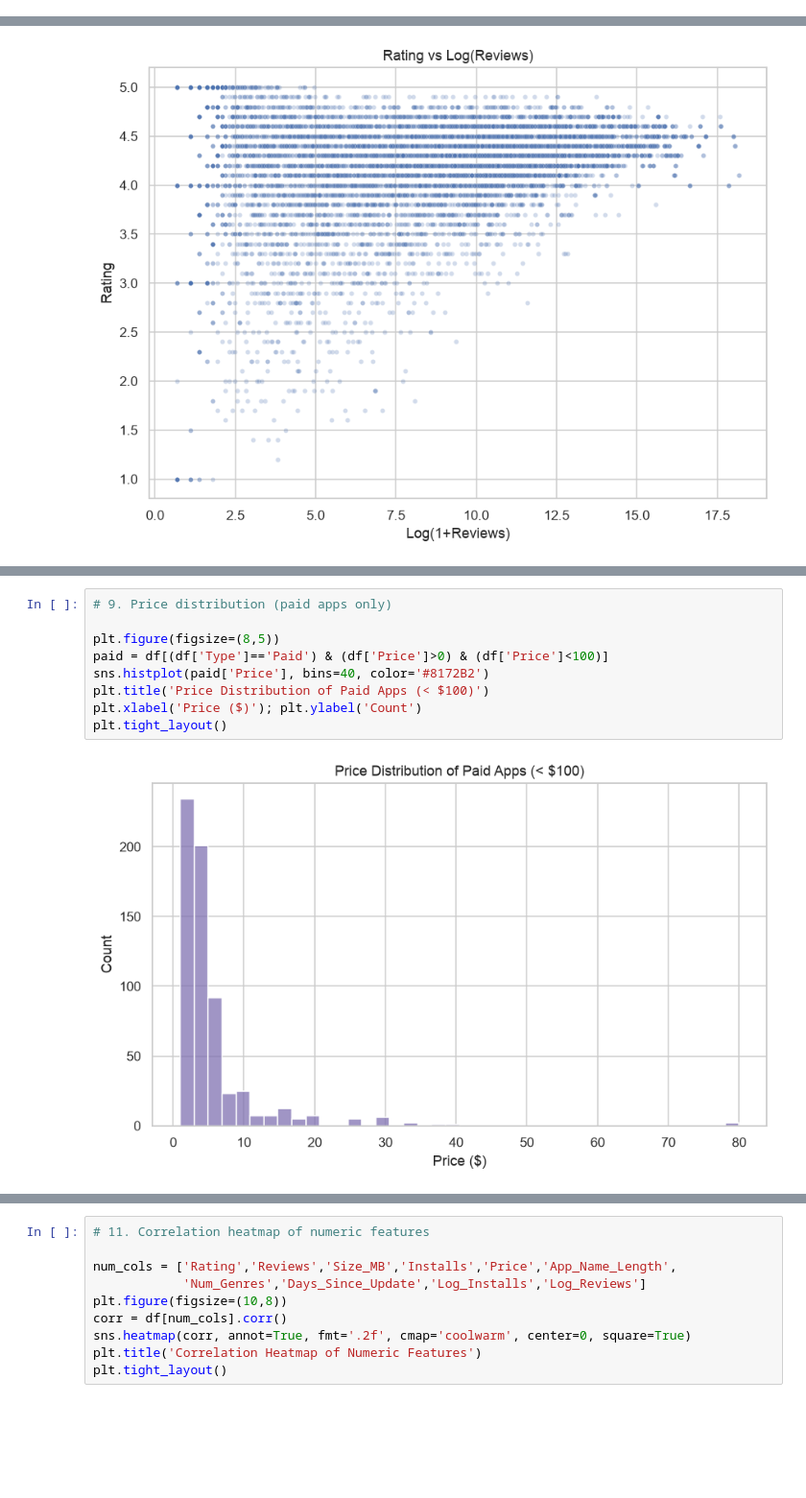
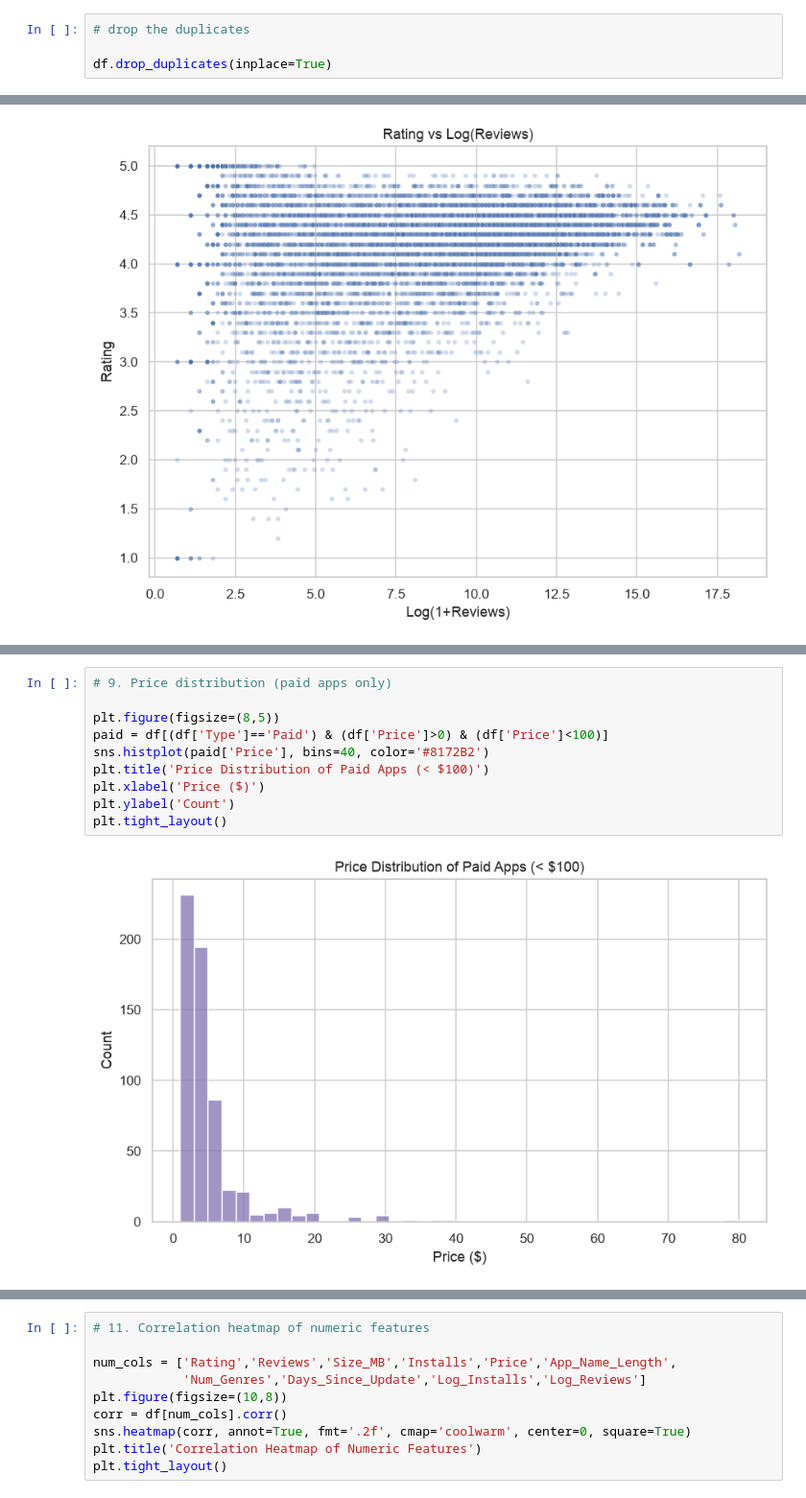
Before and after one commit to dilliram-code/mbust, a Jupyter notebook: Python Final Project/python_final_project.ipynb, the cells around one changed output, grey strips where cells are left out. Shown at 96% size. Drawn from its saved outputs; the diff is of its cells as text; blank space fills up the shorter version.

```diff
--- a/Python Final Project/python_final_project.ipynb
+++ b/Python Final Project/python_final_project.ipynb
@@ -100,0 +104,4 @@ dtype: int64
+# %%
+# drop the duplicates
+
+df.drop_duplicates(inplace=True)
@@ -285,14 +298,15 @@ plt.tight_layout()
 # %%
 # 9. Price distribution (paid apps only)
 
 plt.figure(figsize=(8,5))
 paid = df[(df['Type']=='Paid') & (df['Price']>0) & (df['Price']<100)]
 sns.histplot(paid['Price'], bins=40, color='#8172B2')
 plt.title('Price Distribution of Paid Apps (< $100)')
-plt.xlabel('Price ($)'); plt.ylabel('Count')
+plt.xlabel('Price ($)')
+plt.ylabel('Count')
 plt.tight_layout()
 # %% [output]
-[figure, old version]
+[figure, new version]
 # %%
 # 10. Content Rating counts
 
```
Also changed, not shown: parts of 13 cells of this notebook, 3 other files.
